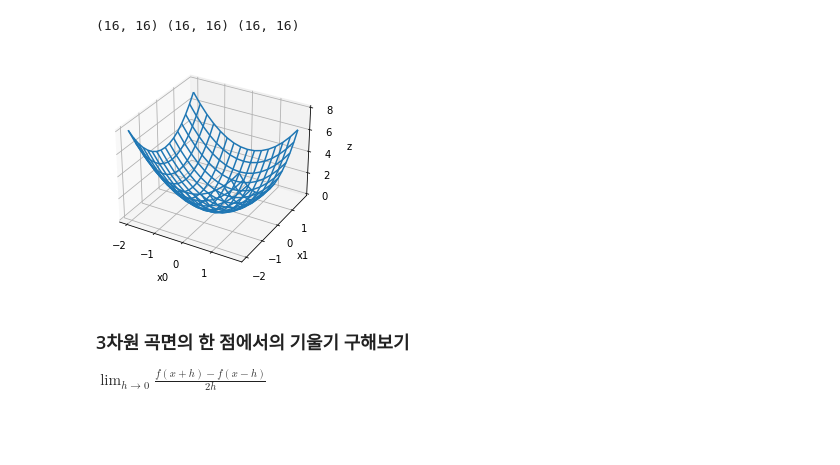
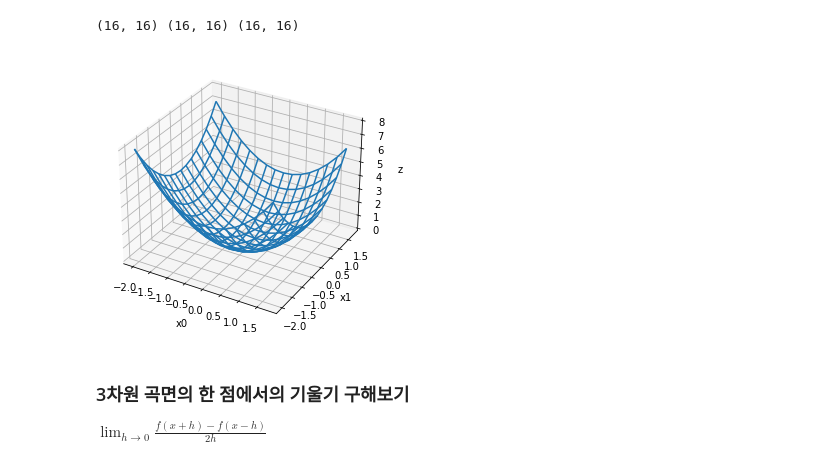
Before and after one commit to soc06099/Undergrad-DeepLearning-20Fall, a Jupyter notebook: 03_NeuralNetwork/04_2_num_diff_2D.ipynb, the cells around one changed output. Cells and saved outputs as stored; diff of their text form; code cells hidden in the pictures; blank space fills up the shorter version.

Commit message:
added a image

```diff
--- a/03_NeuralNetwork/04_2_num_diff_2D.ipynb
+++ b/03_NeuralNetwork/04_2_num_diff_2D.ipynb
@@ -11,4 +11,4 @@ def function_2(x):
     if x.ndim == 1:
         return np.sum(x**2)
     else:
-        return np.sum(x**2, axis=0)
+        return np.sum(x**2, axis=1)
@@ -28,7 +30,7 @@ ncols = X.shape[1]
 Xf = X.flatten()
 Yf = Y.flatten()
 arr = np.array([Xf, Yf])
-
+arr = arr.transpose()
 print(Xf.shape, Yf.shape)
 print(arr.shape, arr.ndim)
 # %% [output]
@@ -47,15 +49,15 @@ print(X.shape, Y.shape, Z.shape)
 # %% [output]
 (16, 16) (16, 16) (16, 16)
 # %%
-fig = plt.figure()
-ax = plt.axes(projection="3d")
+fig = plt.figure(figsize = (10,5))
+ax = plt.axes( projection="3d")
 ax.plot_wireframe(X, Y, Z)
 ax.set_xlabel('x0')
 ax.set_ylabel('x1')
 ax.set_zlabel('z')
 plt.show()
 # %% [output]
-[figure, old version]
+[figure, new version]
 # %% [markdown]
 ### 3차원 곡면의 한 점에서의 기울기 구해보기
 
```
Also changed, not shown: parts of 6 cells of this notebook.
